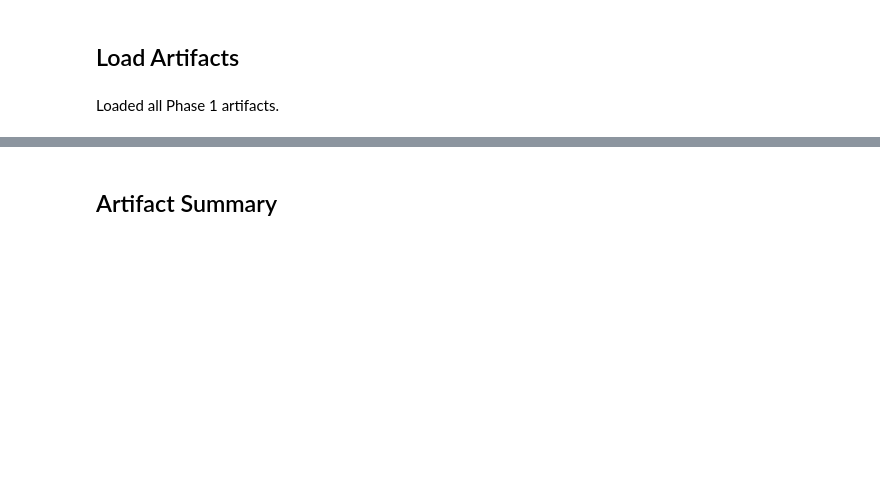
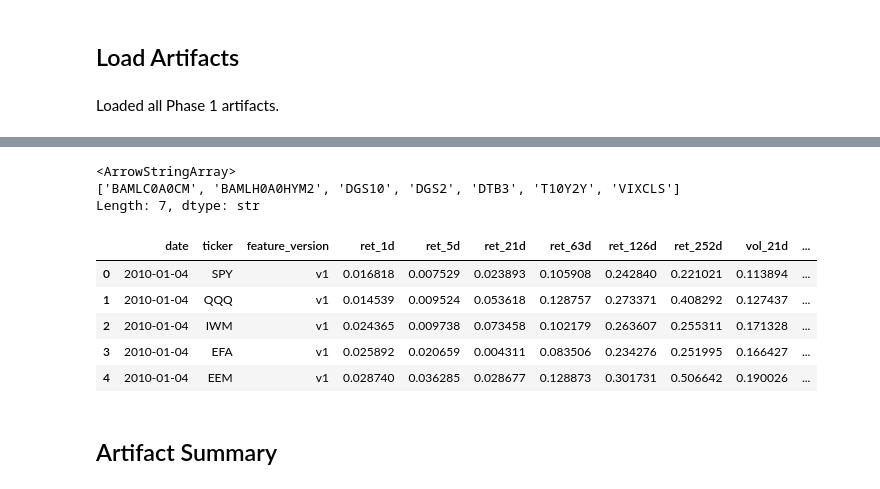
Before and after one commit to syang620/deep-rl-portfolio-optimization, a Jupyter notebook: notebooks/phase1_data_review.ipynb, the cells around one changed output, grey strips where cells are left out. Cells and saved outputs as stored; diff of their text form; code cells hidden in the pictures; blank space fills up the shorter version.

```diff
--- a/notebooks/phase1_data_review.ipynb
+++ b/notebooks/phase1_data_review.ipynb
@@ -62,3 +71,18 @@ Loaded all Phase 1 artifacts.
+# %%
+macro.series_id.unique()
+# %% [output]
+<ArrowStringArray>
+['BAMLC0A0CM', 'BAMLH0A0HYM2', 'DGS10', 'DGS2', 'DTB3', 'T10Y2Y', 'VIXCLS']
+Length: 7, dtype: str
+# %%
+features.head()
+# %% [output]
+|  | date | ticker | feature_version | ret_1d | ret_5d | ret_21d | ret_63d | ret_126d | ret_252d | vol_21d | ... |
+| 0 | 2010-01-04 | SPY | v1 | 0.016818 | 0.007529 | 0.023893 | 0.105908 | 0.242840 | 0.221021 | 0.113894 | ... |
+| 1 | 2010-01-04 | QQQ | v1 | 0.014539 | 0.009524 | 0.053618 | 0.128757 | 0.273371 | 0.408292 | 0.127437 | ... |
+| 2 | 2010-01-04 | IWM | v1 | 0.024365 | 0.009738 | 0.073458 | 0.102179 | 0.263607 | 0.255311 | 0.171328 | ... |
+| 3 | 2010-01-04 | EFA | v1 | 0.025892 | 0.020659 | 0.004311 | 0.083506 | 0.234276 | 0.251995 | 0.166427 | ... |
+| 4 | 2010-01-04 | EEM | v1 | 0.028740 | 0.036285 | 0.028677 | 0.128873 | 0.301731 | 0.506642 | 0.190026 | ... |
 # %% [markdown]
 ## Artifact Summary
 # %%
```
Also changed, not shown: parts of 1 cell of this notebook, 2 other files.
